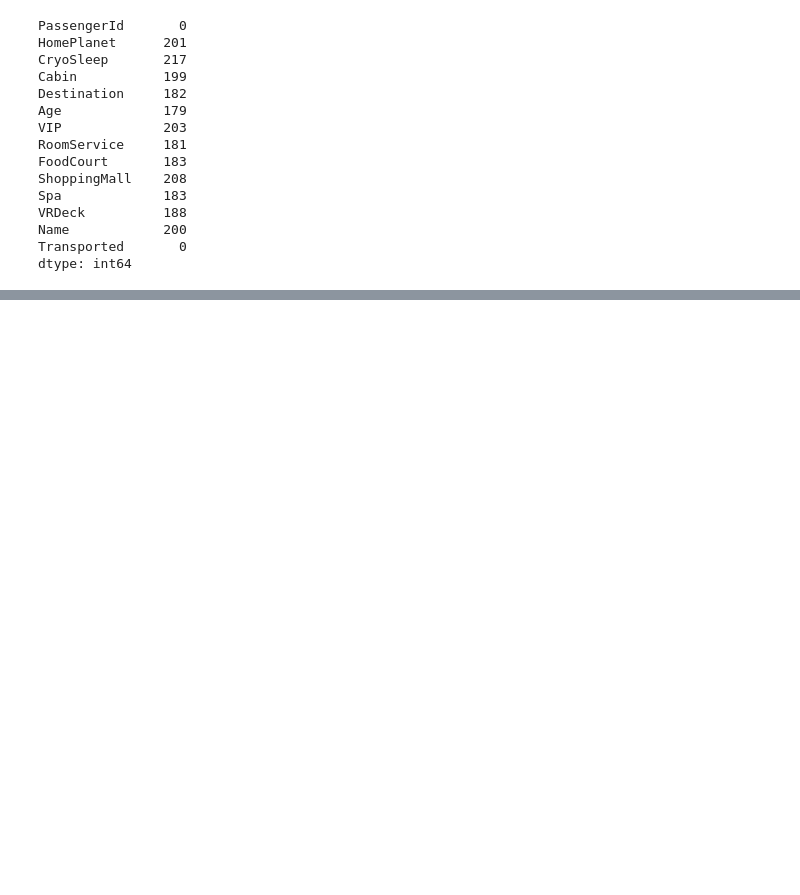
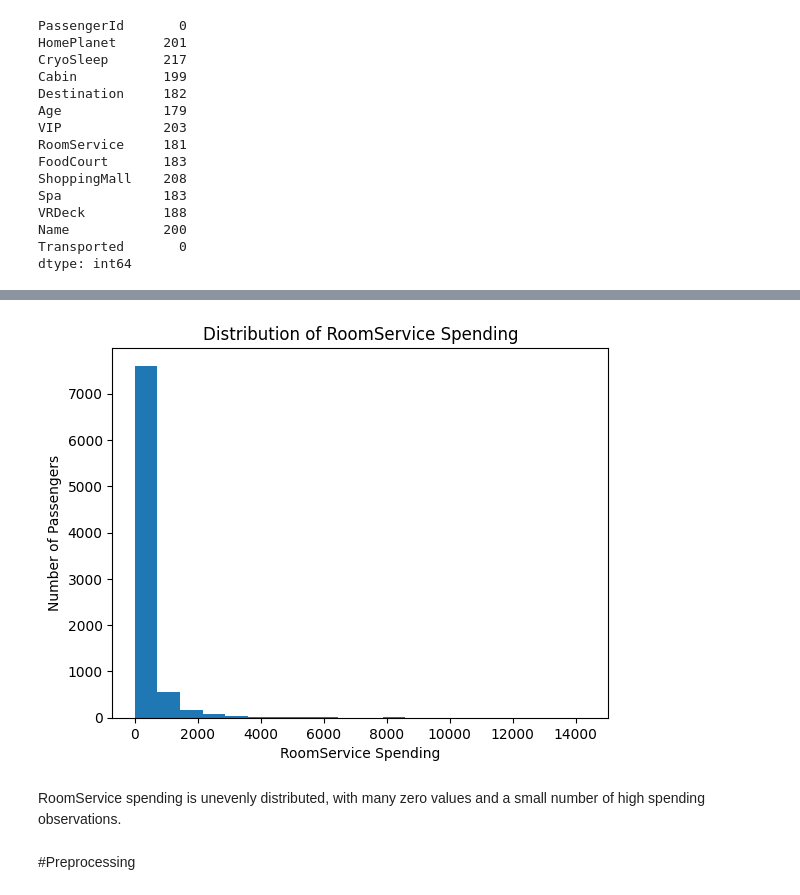
Before and after one commit to PragatiTripathi000/Spaceship-Titanic-ML, a Jupyter notebook: notebooks/spaceship_titanic_analysis.ipynb, the cells around one changed output, grey strips where cells are left out. Drawn from its saved outputs; the diff is of its cells as text; code cells hidden in the pictures; blank space fills up the shorter version.

Commit message:
Complete data preprocessing and feature engineering

```diff
--- a/notebooks/spaceship_titanic_analysis.ipynb
+++ b/notebooks/spaceship_titanic_analysis.ipynb
@@ -84,0 +280,16 @@ dtype: int64
+# %%
+# Visualizing RoomService spending distribution
+df['RoomService'].plot(kind='hist', bins=20)
+
+# Adding chart labels and title
+plt.title("Distribution of RoomService Spending")
+plt.xlabel("RoomService Spending")
+plt.ylabel("Number of Passengers")
+
+plt.show()
+# %% [output]
+[figure, added]
+# %% [markdown]
+RoomService spending is unevenly distributed, with many zero values and a small number of high spending observations.
+# %% [markdown]
+#Preprocessing
```
Also changed, not shown: parts of 34 cells of this notebook.
